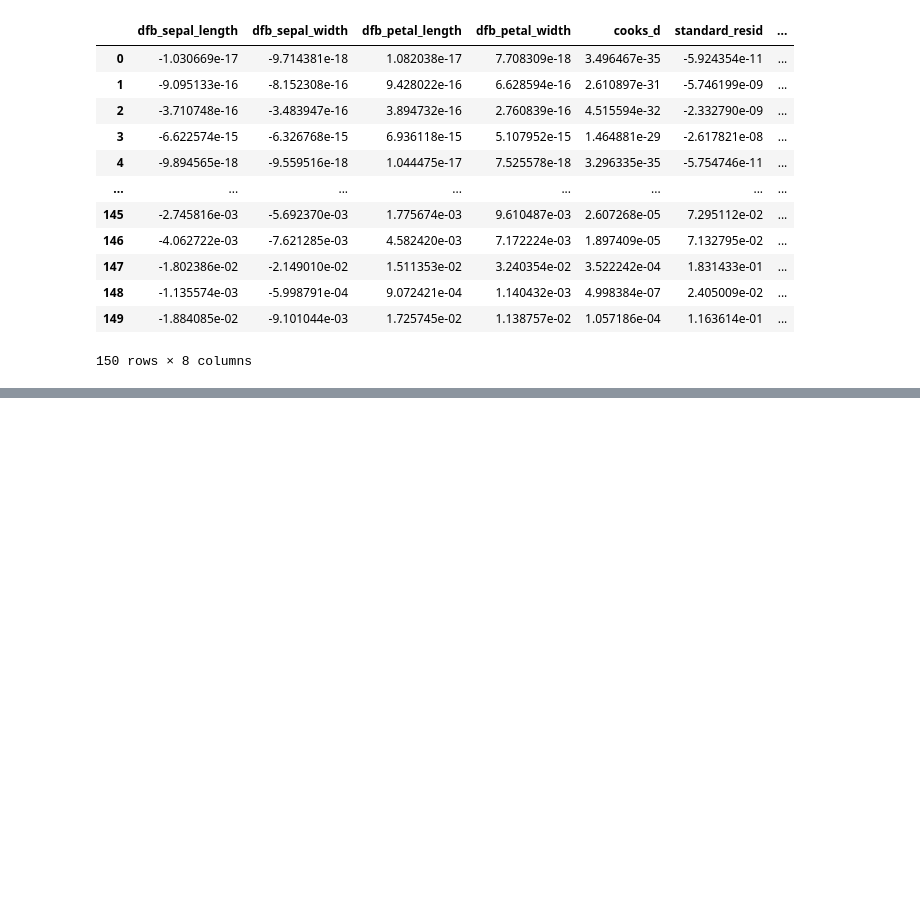
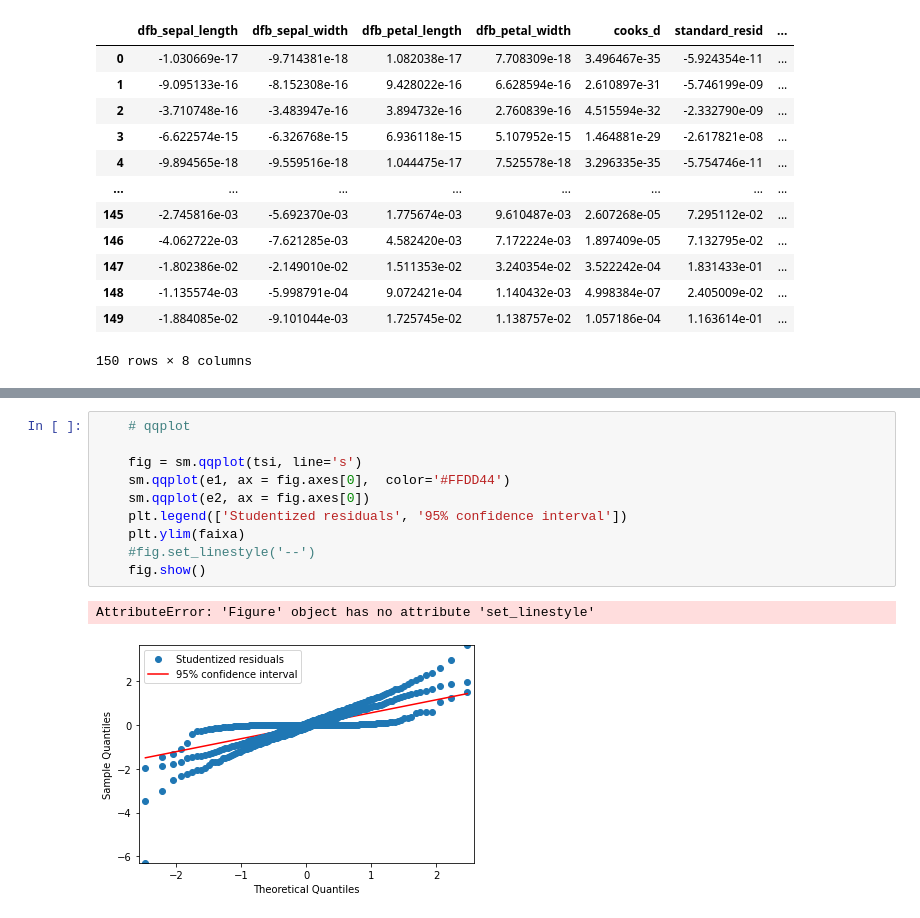
Before and after one commit to chicodias/glm_env, a Jupyter notebook: envel.ipynb, the cells around one changed output, grey strips where cells are left out. Cells and saved outputs as stored; diff of their text form; blank space fills up the shorter version.

```diff
--- a/envel.ipynb
+++ b/envel.ipynb
@@ -255,0 +284,13 @@ infl.summary_frame()
+# %%
+    # qqplot
+
+    fig = sm.qqplot(tsi, line='s')
+    sm.qqplot(e1, ax = fig.axes[0],  color='#FFDD44')
+    sm.qqplot(e2, ax = fig.axes[0])
+    plt.legend(['Studentized residuals', '95% confidence interval'])
+    plt.ylim(faixa)
+    #fig.set_linestyle('--')
+    fig.show()
+# %% [output]
+AttributeError: 'Figure' object has no attribute 'set_linestyle'
+[figure, added]
```
Also changed, not shown: parts of 11 cells of this notebook, 2 other files.
